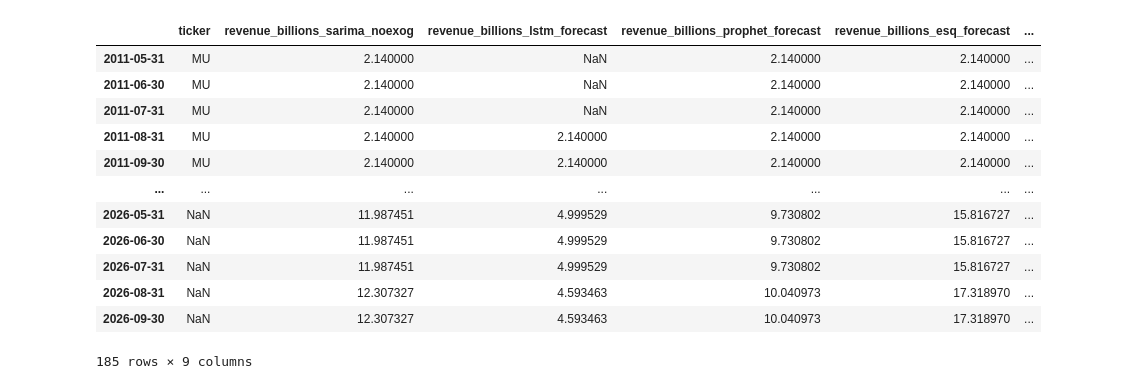
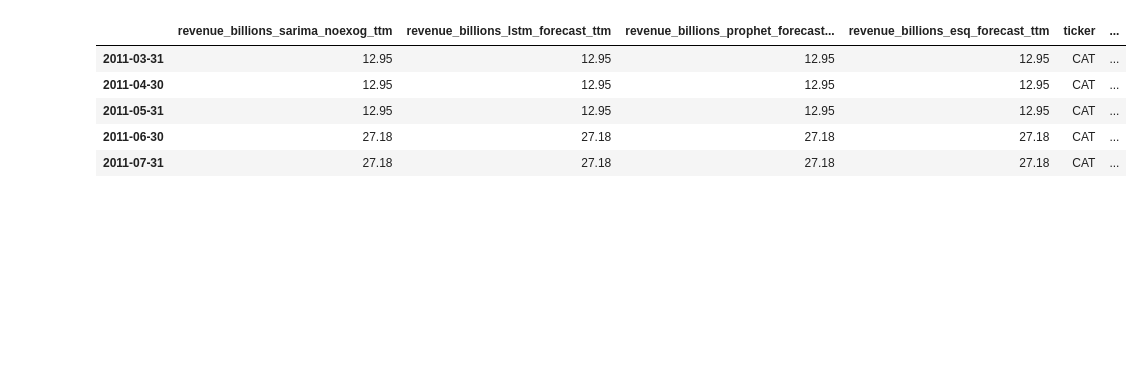
Before and after one commit to stox74/stock_forecast, a Jupyter notebook: US_Market/valuation/valuation_preprocessting_code_develop_v2.ipynb, the cells around one changed output. Saved outputs shown, nothing was run; the diff lists cells and outputs as text; code cells hidden in the pictures; blank space fills up the shorter version.

Commit message:
valuation90%

```diff
--- a/US_Market/valuation/valuation_preprocessting_code_develop_v2.ipynb
+++ b/US_Market/valuation/valuation_preprocessting_code_develop_v2.ipynb
@@ -190,6 +279,6 @@ def calculate_enhanced_ttm_and_psr(merged_data):
 # %%
 # 설정값들
-ticker = 'MU'
+ticker = 'CAT'
 
 hs_code = '841191'
 
@@ -250,6 +339,8 @@ rev_data = mereged_rev_data[mereged_rev_data['date_month_end'] >= start_date_mon
 rev_data['revenue_billions_x'] = rev_data['revenue_billions_x'].fillna(rev_data['revenue_billions_y'])
 # 컬럼 이름 변경
 rev_data.rename(columns={'revenue_billions_x': 'revenue_billions'}, inplace=True)
+
+rev_data = clean_rev_data(rev_data)
 # %% [output]
 ================================================================================
 전처리 과정 테스트 시작
@@ -459,30 +565,27 @@ psr_prophet_resiae = psr_prophet_df[['PSR_prophet_forecast_noexog']]
 psr_es_resiae = psr_es_df[['PSR_es_forecast']]
 
 psr_forecast_df = pd.concat([psr_sarima_resiae, psr_lstm_resiae, psr_prophet_resiae,  psr_es_resiae], axis =1)
+# %%
+revenue_forecast_ = prepare_revenue_ttm(revenue_forecast_df)
+revenue_forecast_ttm = revenue_forecast_.filter(like = '_ttm')
+revenue_forecast_ttm['ticker'] = ticker
 # %%
-valuation_df = pd.concat([revenue_forecast_df, psr_forecast_df], axis=1)
+valuation_df = pd.concat([revenue_forecast_ttm, psr_forecast_df], axis=1)
 
 # 1) 복사본 생성 (원본 보호)
 valuation_filled = valuation_df.copy()
 
 # 2) ffill 대상 칼럼 목록 생성
 cols_to_fill = ['ticker'] + [c for c in valuation_filled.columns if 'revenue' in c]
 
 # 3) 선택된 칼럼만 ffill(limit=2)
 valuation_filled[cols_to_fill] = valuation_filled[cols_to_fill].ffill(limit=2)
 
-valuation_filled
+valuation_filled.head(5)
 # %% [output]
-|  | ticker | revenue_billions_sarima_noexog | revenue_billions_lstm_forecast | revenue_billions_prophet_forecast | revenue_billions_esq_forecast | ... |
-| 2011-05-31 | MU | 2.140000 | NaN | 2.140000 | 2.140000 | ... |
-| 2011-06-30 | MU | 2.140000 | NaN | 2.140000 | 2.140000 | ... |
-| 2011-07-31 | MU | 2.140000 | NaN | 2.140000 | 2.140000 | ... |
-| 2011-08-31 | MU | 2.140000 | 2.140000 | 2.140000 | 2.140000 | ... |
-| 2011-09-30 | MU | 2.140000 | 2.140000 | 2.140000 | 2.140000 | ... |
-| ... | ... | ... | ... | ... | ... | ... |
-| 2026-05-31 | NaN | 11.987451 | 4.999529 | 9.730802 | 15.816727 | ... |
-| 2026-06-30 | NaN | 11.987451 | 4.999529 | 9.730802 | 15.816727 | ... |
-| 2026-07-31 | NaN | 11.987451 | 4.999529 | 9.730802 | 15.816727 | ... |
-| 2026-08-31 | NaN | 12.307327 | 4.593463 | 10.040973 | 17.318970 | ... |
-| 2026-09-30 | NaN | 12.307327 | 4.593463 | 10.040973 | 17.318970 | ... |
+|  | revenue_billions_sarima_noexog_ttm | revenue_billions_lstm_forecast_ttm | revenue_billions_prophet_forecast... | revenue_billions_esq_forecast_ttm | ticker | ... |
+| 2011-03-31 | 12.95 | 12.95 | 12.95 | 12.95 | CAT | ... |
+| 2011-04-30 | 12.95 | 12.95 | 12.95 | 12.95 | CAT | ... |
+| 2011-05-31 | 12.95 | 12.95 | 12.95 | 12.95 | CAT | ... |
+| 2011-06-30 | 27.18 | 27.18 | 27.18 | 27.18 | CAT | ... |
+| 2011-07-31 | 27.18 | 27.18 | 27.18 | 27.18 | CAT | ... |
-185 rows × 9 columns
```
Also changed, not shown: parts of 13 cells of this notebook, 3 other files.
